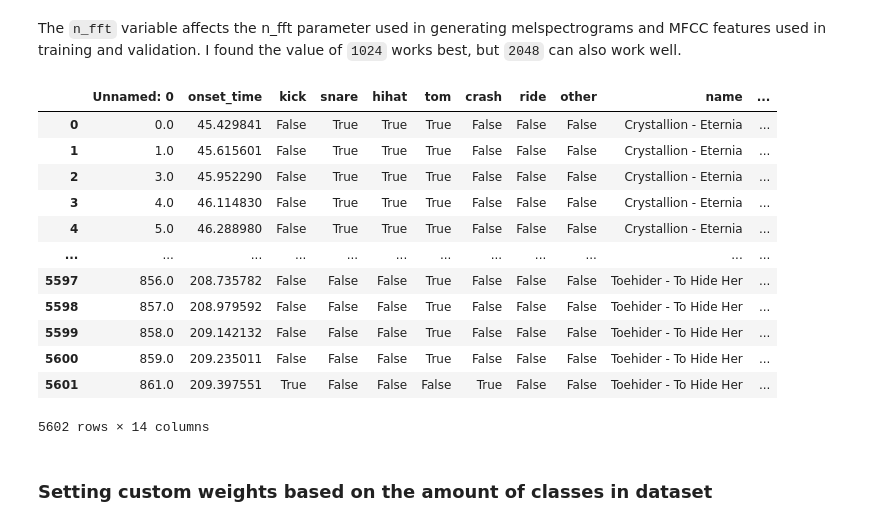
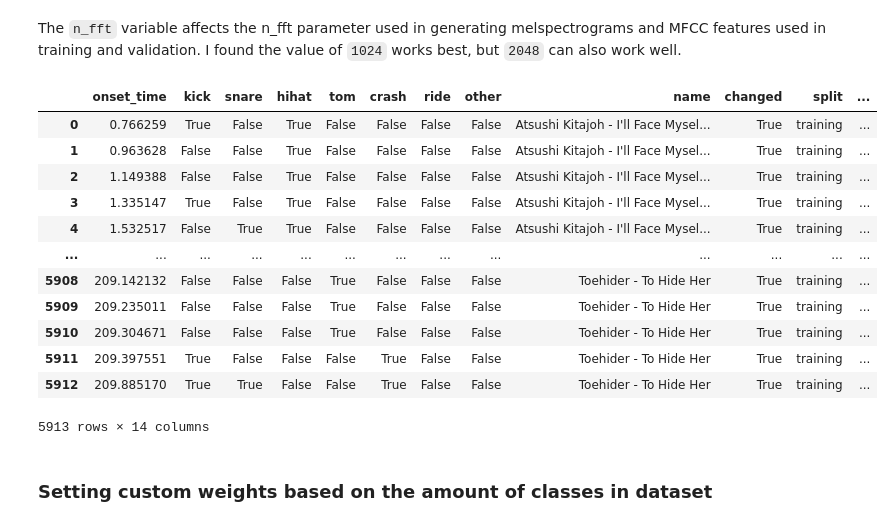
Before and after one commit to skittree/DrummerScore, a Jupyter notebook: model training.ipynb, the cells around one changed output. Cells and saved outputs as stored; diff of their text form; code cells hidden in the pictures.

```diff
--- a/model training.ipynb
+++ b/model training.ipynb
@@ -23,38 +23,38 @@ import random
 # %% [markdown]
 The `n_fft` variable affects the n_fft parameter used in generating melspectrograms and MFCC features used in training and validation. I found the value of `1024` works best, but `2048` can also work well.
 # %%
-dataset_name = "HeartsOnFireDS-v.1.0.3"
+dataset_name = "HeartsOnFireDS-v.1.0.4"
 n_fft = 1024
 
 df = pd.read_csv(os.path.join(dataset_name, "master.csv"))
 train_df = pd.DataFrame()
 valid_df = pd.DataFrame()
 
 for idx, row in df.iterrows():
     onsets_path = row['onsets']
     onsets_df = pd.read_csv(onsets_path)
     train_onsets = onsets_df[onsets_df['split'] == 'training']
     valid_onsets = onsets_df[onsets_df['split'] == 'validation']
 
     # Append to respective dataframes
     train_df = pd.concat([train_df, train_onsets], ignore_index=True)
     valid_df = pd.concat([valid_df, valid_onsets], ignore_index=True)
 
 train_df
 # %% [output]
-|  | Unnamed: 0 | onset_time | kick | snare | hihat | tom | crash | ride | other | name | ... |
-| 0 | 0.0 | 45.429841 | False | True | True | True | False | False | False | Crystallion - Eternia | ... |
-| 1 | 1.0 | 45.615601 | False | True | True | True | False | False | False | Crystallion - Eternia | ... |
-| 2 | 3.0 | 45.952290 | False | True | True | True | False | False | False | Crystallion - Eternia | ... |
-| 3 | 4.0 | 46.114830 | False | True | True | True | False | False | False | Crystallion - Eternia | ... |
-| 4 | 5.0 | 46.288980 | False | True | True | True | False | False | False | Crystallion - Eternia | ... |
-| ... | ... | ... | ... | ... | ... | ... | ... | ... | ... | ... | ... |
-| 5597 | 856.0 | 208.735782 | False | False | False | True | False | False | False | Toehider - To Hide Her | ... |
-| 5598 | 857.0 | 208.979592 | False | False | False | True | False | False | False | Toehider - To Hide Her | ... |
-| 5599 | 858.0 | 209.142132 | False | False | False | True | False | False | False | Toehider - To Hide Her | ... |
-| 5600 | 859.0 | 209.235011 | False | False | False | True | False | False | False | Toehider - To Hide Her | ... |
-| 5601 | 861.0 | 209.397551 | True | False | False | False | True | False | False | Toehider - To Hide Her | ... |
+|  | onset_time | kick | snare | hihat | tom | crash | ride | other | name | changed | split | ... |
+| 0 | 0.766259 | True | False | True | False | False | False | False | Atsushi Kitajoh - I'll Face Mysel... | True | training | ... |
+| 1 | 0.963628 | False | False | True | False | False | False | False | Atsushi Kitajoh - I'll Face Mysel... | True | training | ... |
+| 2 | 1.149388 | False | False | True | False | False | False | False | Atsushi Kitajoh - I'll Face Mysel... | True | training | ... |
+| 3 | 1.335147 | True | False | True | False | False | False | False | Atsushi Kitajoh - I'll Face Mysel... | True | training | ... |
+| 4 | 1.532517 | False | True | True | False | False | False | False | Atsushi Kitajoh - I'll Face Mysel... | True | training | ... |
+| ... | ... | ... | ... | ... | ... | ... | ... | ... | ... | ... | ... | ... |
+| 5908 | 209.142132 | False | False | False | True | False | False | False | Toehider - To Hide Her | True | training | ... |
+| 5909 | 209.235011 | False | False | False | True | False | False | False | Toehider - To Hide Her | True | training | ... |
+| 5910 | 209.304671 | False | False | False | True | False | False | False | Toehider - To Hide Her | True | training | ... |
+| 5911 | 209.397551 | True | False | False | False | True | False | False | Toehider - To Hide Her | True | training | ... |
+| 5912 | 209.885170 | True | True | False | False | True | False | False | Toehider - To Hide Her | True | training | ... |
-5602 rows × 14 columns
+5913 rows × 14 columns
 # %% [markdown]
 ### Setting custom weights based on the amount of classes in dataset
 # %% [markdown]
```
Also changed, not shown: parts of 12 cells of this notebook, 13 other files.
